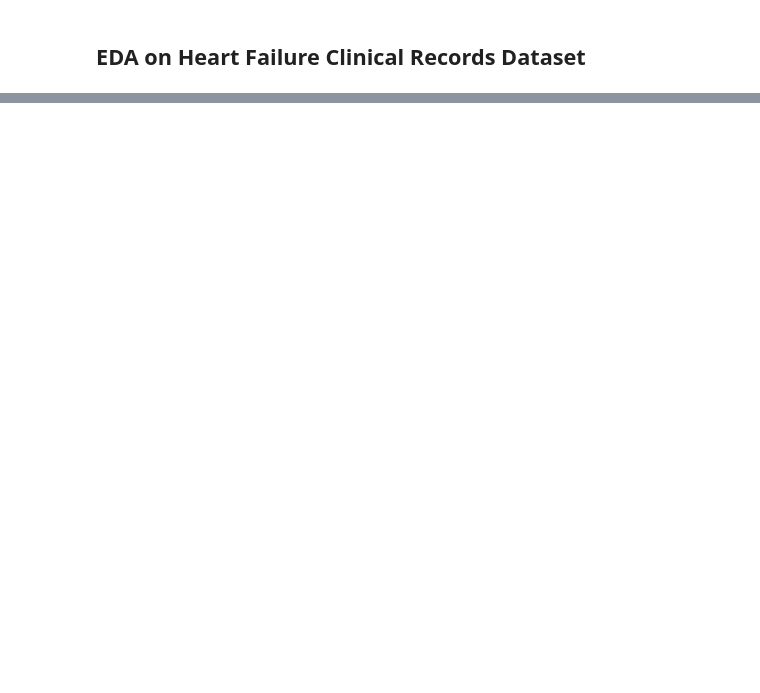
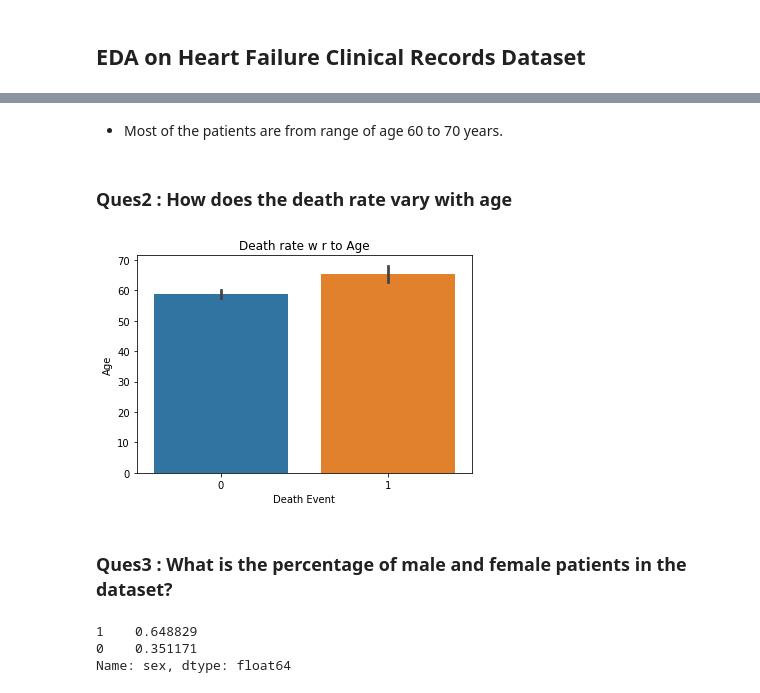
Before and after one commit to Noorain-Raza-coder/EDA-Heart-Failure, a Jupyter notebook: Heart_failure_EDA.ipynb, the cells around one changed output, grey strips where cells are left out. Drawn from its saved outputs; the diff is of its cells as text; code cells hidden in the pictures; blank space fills up the shorter version.

```diff
--- a/Heart_failure_EDA.ipynb
+++ b/Heart_failure_EDA.ipynb
@@ -46,0 +210,21 @@ Time: Follow-up period (in days) for the patient's condition (numeric).
+# %% [markdown]
+- Most of the patients are from range of age 60 to 70 years.
+# %% [markdown]
+### Ques2 : How does the death rate vary with age
+# %%
+sns.barplot(x = df['DEATH_EVENT'] , y = df['age'])
+plt.title("Death rate w r to Age")
+plt.xlabel("Death Event")
+plt.ylabel("Age")
+plt.show()
+# %% [output]
+[figure, added]
+# %% [markdown]
+### Ques3 : What is the percentage of male and female patients in the dataset?
+# %%
+sex = df['sex'].value_counts(normalize = True)
+sex
+# %% [output]
+1    0.648829
+0    0.351171
+Name: sex, dtype: float64
```
Also changed, not shown: parts of 58 cells of this notebook.
